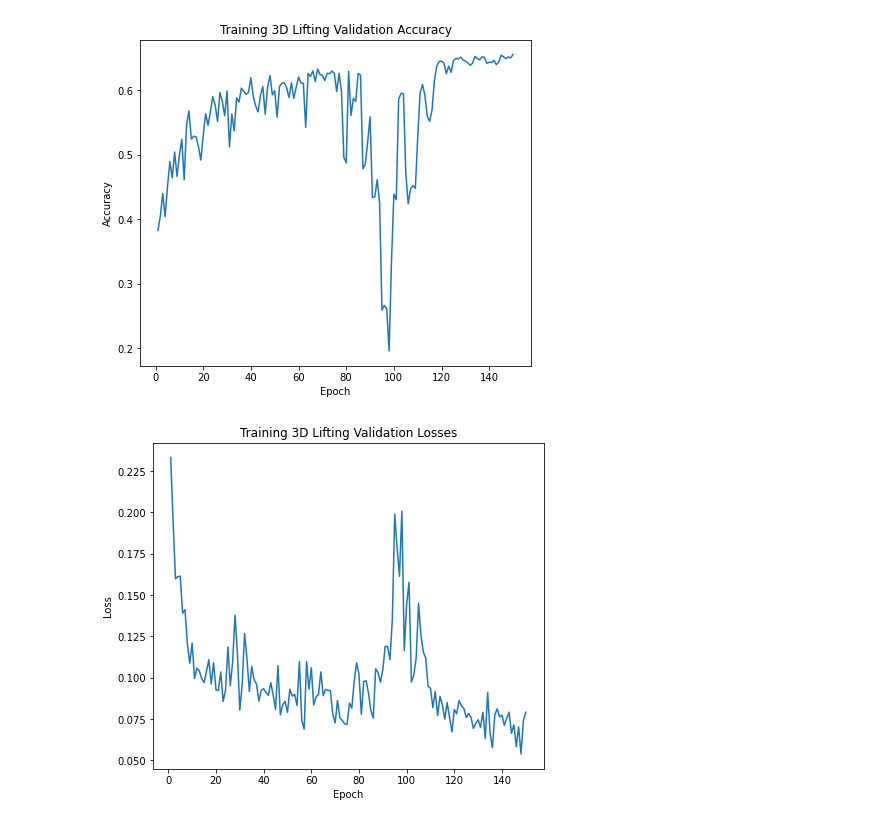
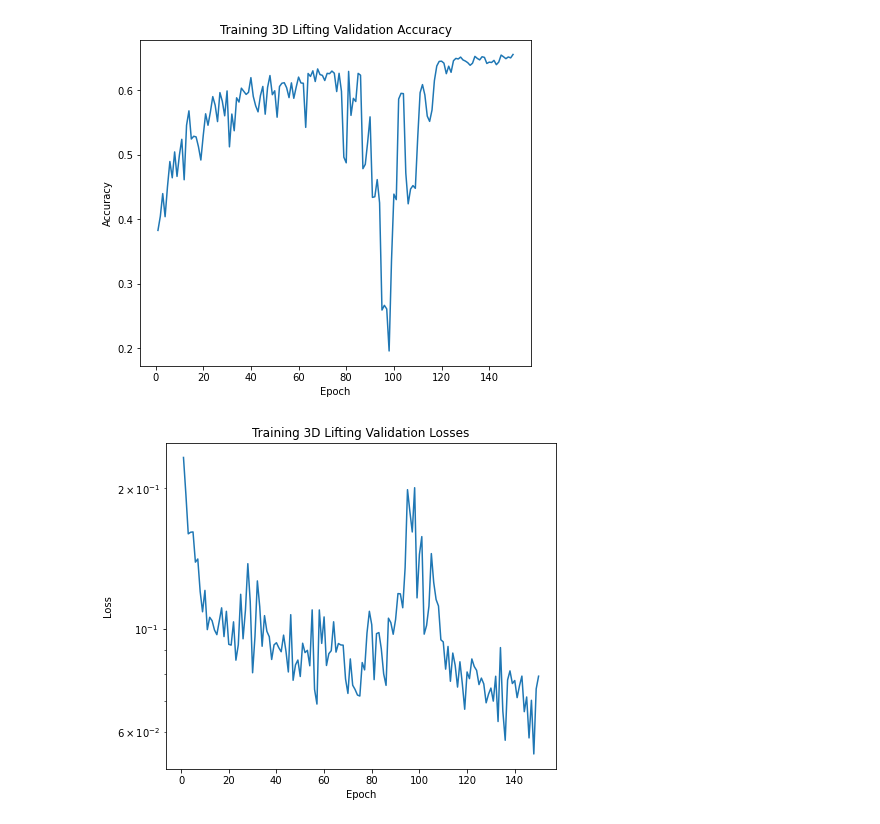
Before and after one commit to kane1204/3D-Pose-Estimation-Project, a Jupyter notebook: notebooks/plot traindata.ipynb, the cells around one changed output. Cells and saved outputs as stored; diff of their text form; code cells hidden in the pictures.

```diff
--- a/notebooks/plot traindata.ipynb
+++ b/notebooks/plot traindata.ipynb
@@ -119,16 +120,17 @@ plt.show()
 # %%
 # plot val loss
 file_name = "../results/lifting_depth_model_20220323-150326_val_loss.txt"
 losses= []
 with open(file_name) as file:
     losses = file.readlines()
     losses = [float(item.rstrip()) for item in losses]
-epochs = [i+1 for i in range(len(accs))]
+epochs = [i+1 for i in range(len(losses))]
 plt.figure(figsize=(7,6))
 plt.plot(epochs, losses)
+plt.yscale('log')
 plt.title("Training 3D Lifting Validation Losses")
 plt.xlabel("Epoch")
 plt.ylabel("Loss")
 plt.show()
 # %% [output]
-[figure, old version]
+[figure, new version]
```
Also changed, not shown: parts of 2 cells of this notebook, 2 other files.
